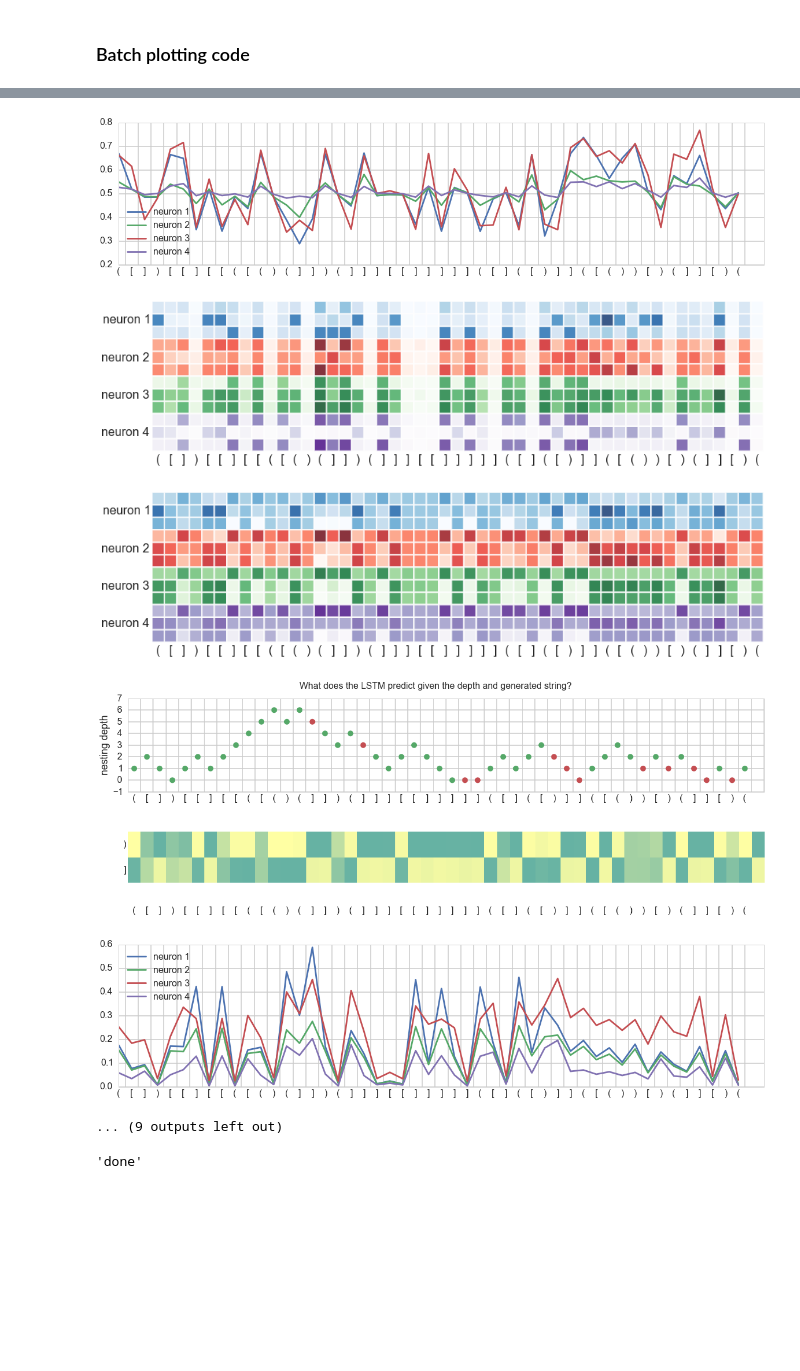
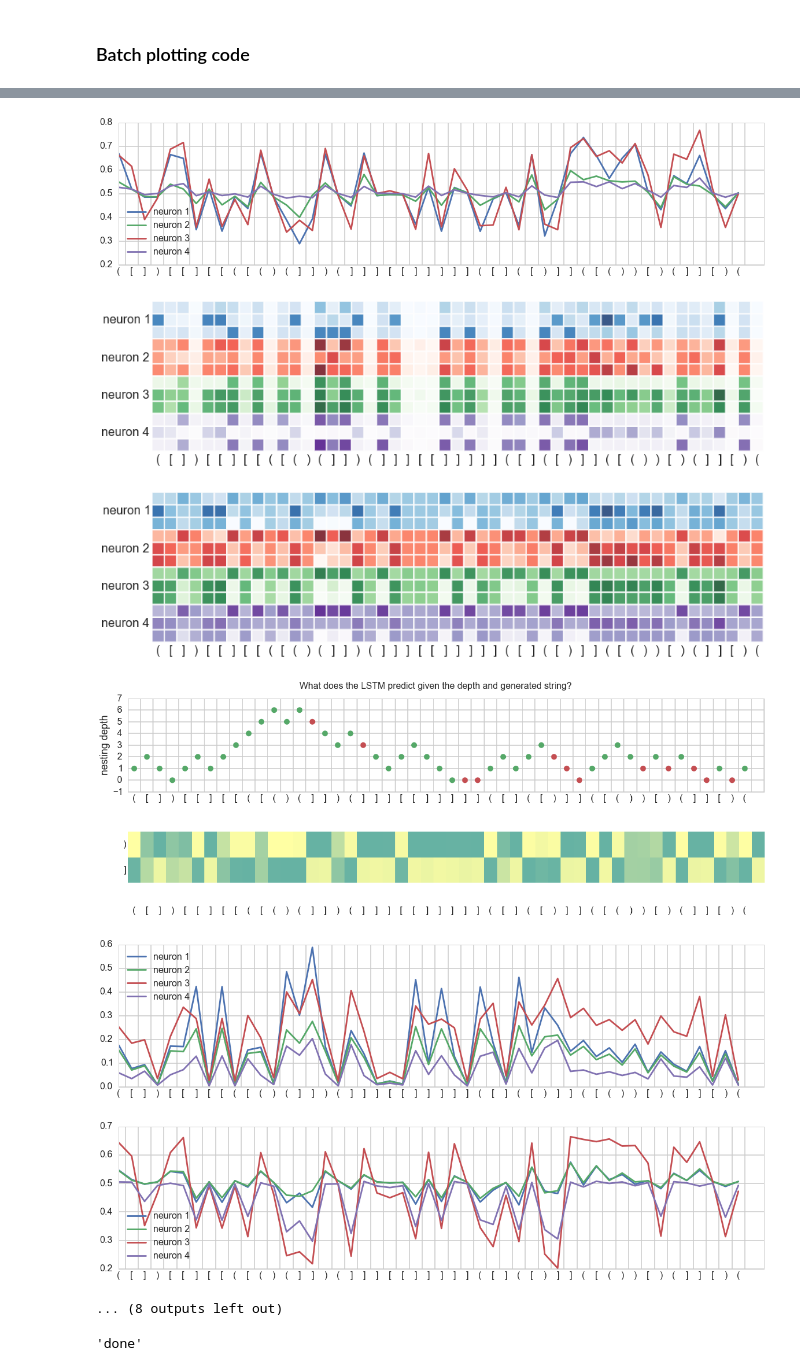
Before and after one commit to afcarl/nesting-in-lstm, a Jupyter notebook: eval_vis/Visualize LSTM results.ipynb, the cells around one changed output, grey strips where cells are left out. Cells and saved outputs as stored; diff of their text form; code cells hidden in the pictures; blank space fills up the shorter version.

```diff
--- a/eval_vis/Visualize LSTM results.ipynb
+++ b/eval_vis/Visualize LSTM results.ipynb
@@ -73,7 +74,7 @@ def get_correct_array(some_text):
 #str(get_correct_array(sample_text))
 # %%
 # plot to visualize excitement / importance of cellstate character by character
-def plotNeuronExcitement(ax, cellstates, useAbs=True):
+def plotNeuronExcitement(ax, cellstates, curr_sample, useAbs=True):
     # K is number of latent factors used by the cell state
     K = cellstates[0].shape[1]
     # N is the number of neurons
@@ -98,7 +99,7 @@ def plotNeuronExcitement(ax, cellstates, useAbs=True):
     ax.xaxis.set_minor_formatter(ticker.FixedFormatter([mapping[i] for i in list(curr_sample.s)[:-1]]))
 # %%
 # heatmap plot for individual cellstate factors for each neuron
-def plotNeuronHeatmap(ax, cellstates, useAbs=True):
+def plotNeuronHeatmap(ax, cellstates, curr_sample, useAbs=True):
     # K is number of latent factors used by the cell state
     K = cellstates[0].shape[1]
     # N is the number of neurons
@@ -159,7 +160,7 @@ def create_dir(path):
 # plt.xlim([0,49])
 # plt.show()
 
-def plotDepthPlot(fig, curr_probs):
+def plotDepthPlot(fig, sample_text, curr_sample, curr_probs):
     x = np.array(curr_probs[['2','4']]).T#.reshape(4,50)
 
     ax1 = plt.subplot(312)
@@ -185,8 +186,6 @@ def plotDepthPlot(fig, curr_probs):
 
     plt.grid(b=True, which='both', color='0.65',linestyle='')
 
-    import matplotlib.ticker as ticker
-
     # a is an axes object, from figure.get_axes()
 
     # Hide major tick labels
@@ -248,14 +247,14 @@ for j in xrange(len(check_files)):
     fig = plt.figure(figsize=(20,15))
     ax = plt.subplot(312)
     plt.rcParams["figure.figsize"] = [20, 4]
-    plotNeuronExcitement(ax, cellstates, useAbs=True)
+    plotNeuronExcitement(ax, cellstates, curr_sample, useAbs=True)
     #removeSpines(ax)
     plt.savefig(os.path.join(output_path, 'abs_excitement'+check_files[j]+ext), dpi=dpi)
 
     fig = plt.figure(figsize=(20,15))
     ax = plt.subplot(312)
     plt.rcParams["figure.figsize"] = [20, 4]
-    plotNeuronExcitement(ax, cellstates, useAbs=False)
+    plotNeuronExcitement(ax, cellstates, curr_sample, useAbs=False)
     #removeSpines(ax)
     plt.savefig(os.path.join(output_path, 'tot_excitement'+check_files[j]+ext), dpi=dpi)
 
@@ -263,18 +262,18 @@ for j in xrange(len(check_files)):
     # plot heatmap
     fig = plt.figure(figsize=heatmapsize)
     ax = plt.subplot(312)
-    plotNeuronHeatmap(ax, cellstates, useAbs=True)
+    plotNeuronHeatmap(ax, cellstates, curr_sample, useAbs=True)
     removeSpines(ax)
     plt.savefig(os.path.join(output_path, 'abs_cstate'+check_files[j]+ext), dpi=dpi)
 
     fig = plt.figure(figsize=heatmapsize)
     ax = plt.subplot(312)
-    plotNeuronHeatmap(ax, cellstates, useAbs=False)
+    plotNeuronHeatmap(ax, cellstates, curr_sample, useAbs=False)
     removeSpines(ax)
     plt.savefig(os.path.join(output_path, 'tot_cstate'+check_files[j]+ext), dpi=dpi)
 
     # plot depth plot
     fig = plt.figure(figsize=(20,10))
-    plotDepthPlot(fig, curr_probs)
+    plotDepthPlot(fig, sample_text, curr_sample, curr_probs)
     plt.savefig(os.path.join(output_path, 'depth'+check_files[j]+ext), dpi=dpi)
 # %% [output]
@@ -282,15 +280,16 @@ ERROR! Session/line number was not unique in database. History logging moved to
 [figure]
 [figure]
 [figure]
 [figure]
 [figure]
 [figure]
 [figure]
 [figure]
 [figure]
 [figure]
 [figure]
-... (9 outputs left out)
+[figure, added]
+... (8 outputs left out)
 # %%
 'done'
 # %% [output]
```
Also changed, not shown: parts of 2 cells of this notebook.
